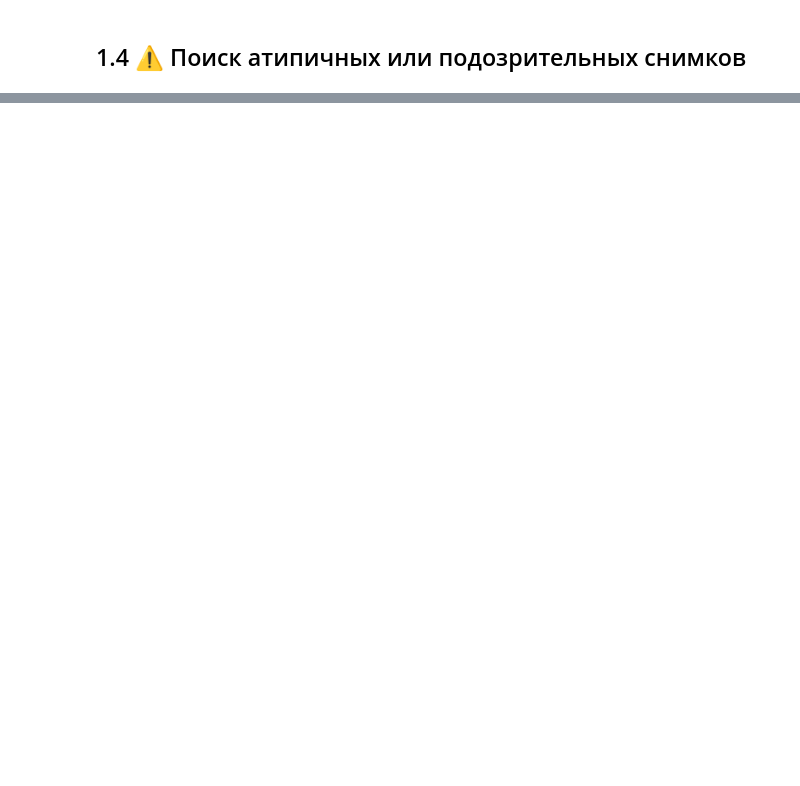
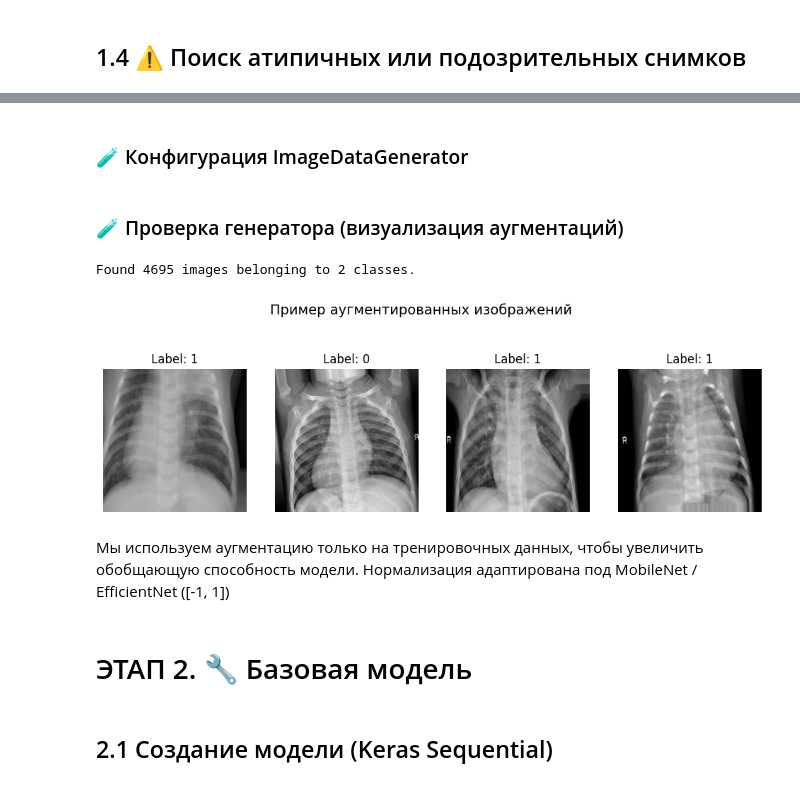
Before and after one commit to FedeVas/Chest_X-Ray_Images_deep_learning_course, a Jupyter notebook: dp_Fede.ipynb, the cells around one changed output, grey strips where cells are left out. Cells and saved outputs as stored; diff of their text form; code cells hidden in the pictures; blank space fills up the shorter version.

```diff
--- a/dp_Fede.ipynb
+++ b/dp_Fede.ipynb
@@ -159,0 +220,50 @@ test_datagen = ImageDataGenerator(
+# %% [markdown]
+### 🧪 Конфигурация ImageDataGenerator
+# %%
+def preprocess_input_mobilenet(x):
+    return x / 127.5 - 1
+
+train_datagen = ImageDataGenerator(
+    preprocessing_function=preprocess_input_mobilenet,
+    rotation_range=10,
+    horizontal_flip=True,
+    zoom_range=0.1,
+    width_shift_range=0.05,
+    height_shift_range=0.05,
+    fill_mode='nearest',
+    validation_split=0.1
+)
+
+test_datagen = ImageDataGenerator(preprocessing_function=preprocess_input_mobilenet)
+# %% [markdown]
+### 🧪 Проверка генератора (визуализация аугментаций)
+# %%
+gen = train_datagen.flow_from_directory(
+    "/kaggle/input/chest-xray-pneumonia/chest_xray/train",
+    target_size=(224, 224),
+    batch_size=4,
+    class_mode='binary',
+    subset='training',
+    shuffle=True
+)
+
+batch = next(gen)
+images, labels = batch
+
+plt.figure(figsize=(12, 4))
+for i in range(4):
+    plt.subplot(1, 4, i+1)
+    plt.imshow((images[i] + 1) / 2)
+    plt.title(f"Label: {int(labels[i])}")
+    plt.axis('off')
+plt.suptitle("Пример аугментированных изображений", fontsize=14)
+plt.show()
+# %% [output]
+Found 4695 images belonging to 2 classes.
+[figure, added]
+# %% [markdown]
+Мы используем аугментацию только на тренировочных данных, чтобы увеличить обобщающую способность модели. Нормализация адаптирована под MobileNet / EfficientNet ([-1, 1])
+# %% [markdown]
+# ЭТАП 2. 🔧 Базовая модель
+# %% [markdown]
+## 2.1 Создание модели (Keras Sequential)
```
Also changed, not shown: parts of 71 cells of this notebook.
